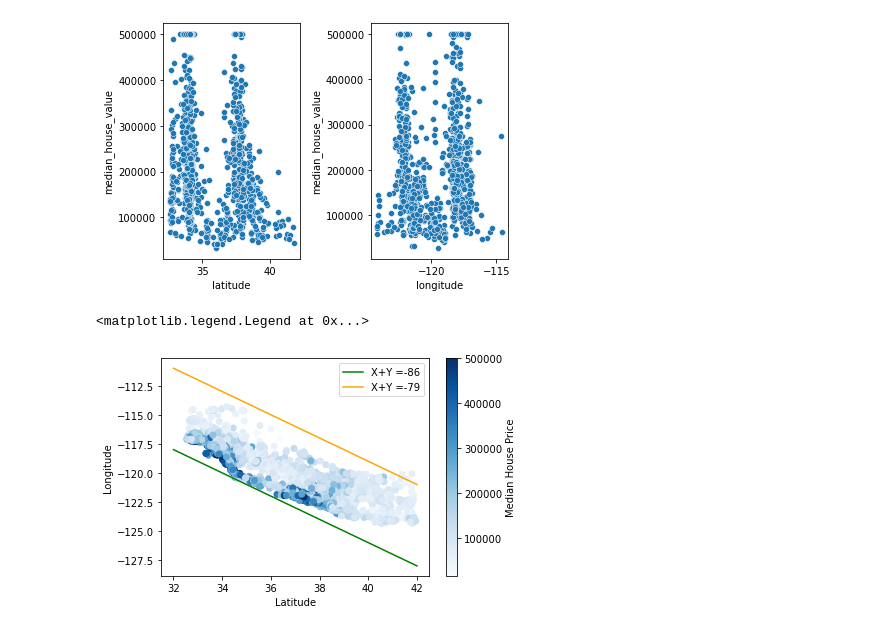
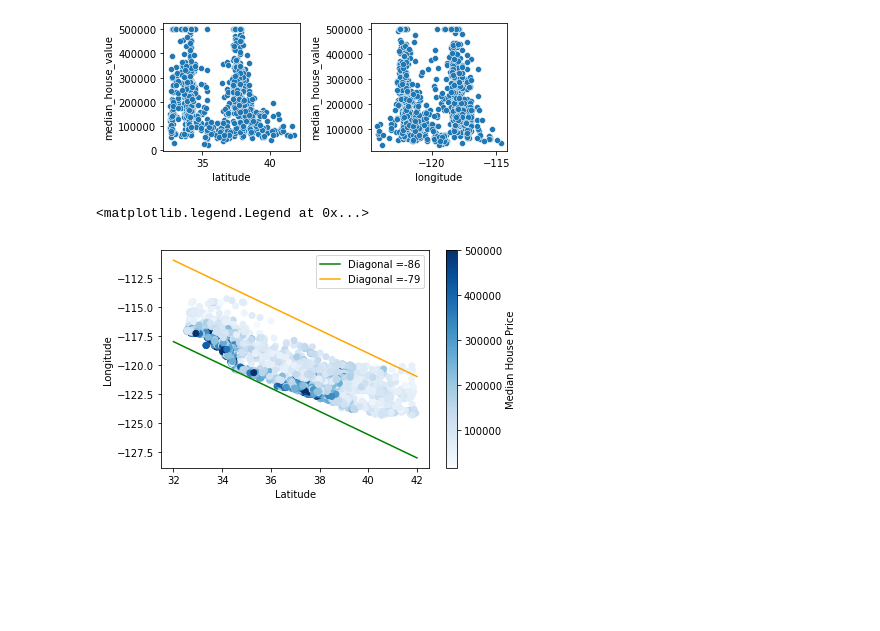
Before and after one commit to primavista40/Housing-Tutorials, a Jupyter notebook: California Housing.ipynb, the cells around one changed output. Saved outputs shown, nothing was run; the diff lists cells and outputs as text; code cells hidden in the pictures; blank space fills up the shorter version.

```diff
--- a/California Housing.ipynb
+++ b/California Housing.ipynb
@@ -1,19 +1,20 @@
 # %%
 import pandas as pd
 import matplotlib.pyplot as plt
 import numpy as np
 from sklearn.model_selection import train_test_split
 import seaborn as sns
 # อ่านไฟล์ข้อมูล
 df = pd.read_csv('./Data/housing.csv')
 # แบ่งข้อมูลเป็น test, train
 (df_train,df_test) =train_test_split(df.copy(), test_size=0.2)
-fig, axes = plt.subplots(1,2)
+fig, axes = plt.subplots(1,2,figsize=(6,2.5))
+
 sns.scatterplot('latitude','median_house_value',data=df_train.sample(1000),ax=axes[0])
 sns.scatterplot('longitude','median_house_value',data=df_train.sample(1000),ax=axes[1])
 fig.tight_layout()
 # %% [output]
-[figure, old version]
+[figure, new version]
 # %%
 ?sns.scatterplot
 # %%
@@ -23,9 +24,9 @@ plt.ylabel('Longitude')
 cb = plt.colorbar()
 cb.set_label("Median House Price")
 x = np.linspace(32, 42, 1000)
-plt.plot(x,-86-x,label = 'X+Y =-86',color='green')
-plt.plot(x,-79-x,label = 'X+Y =-79',color='orange')
+plt.plot(x,-86-x,label = 'Diagonal =-86',color='green')
+plt.plot(x,-79-x,label = 'Diagonal =-79',color='orange')
 plt.legend()
 # %% [output]
 <matplotlib.legend.Legend at 0x...>
-[figure, old version]
+[figure, new version]
```
Also changed, not shown: parts of 14 cells of this notebook.
